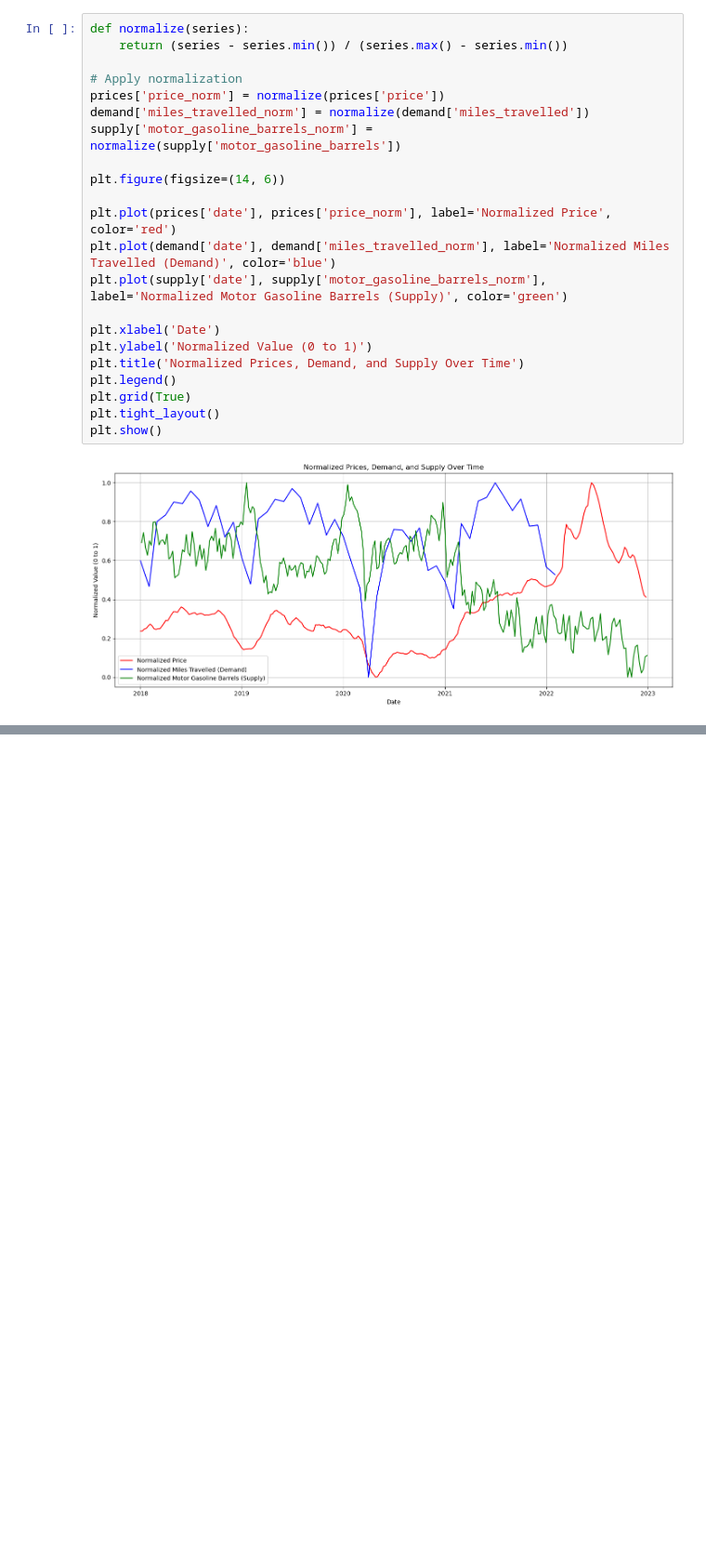
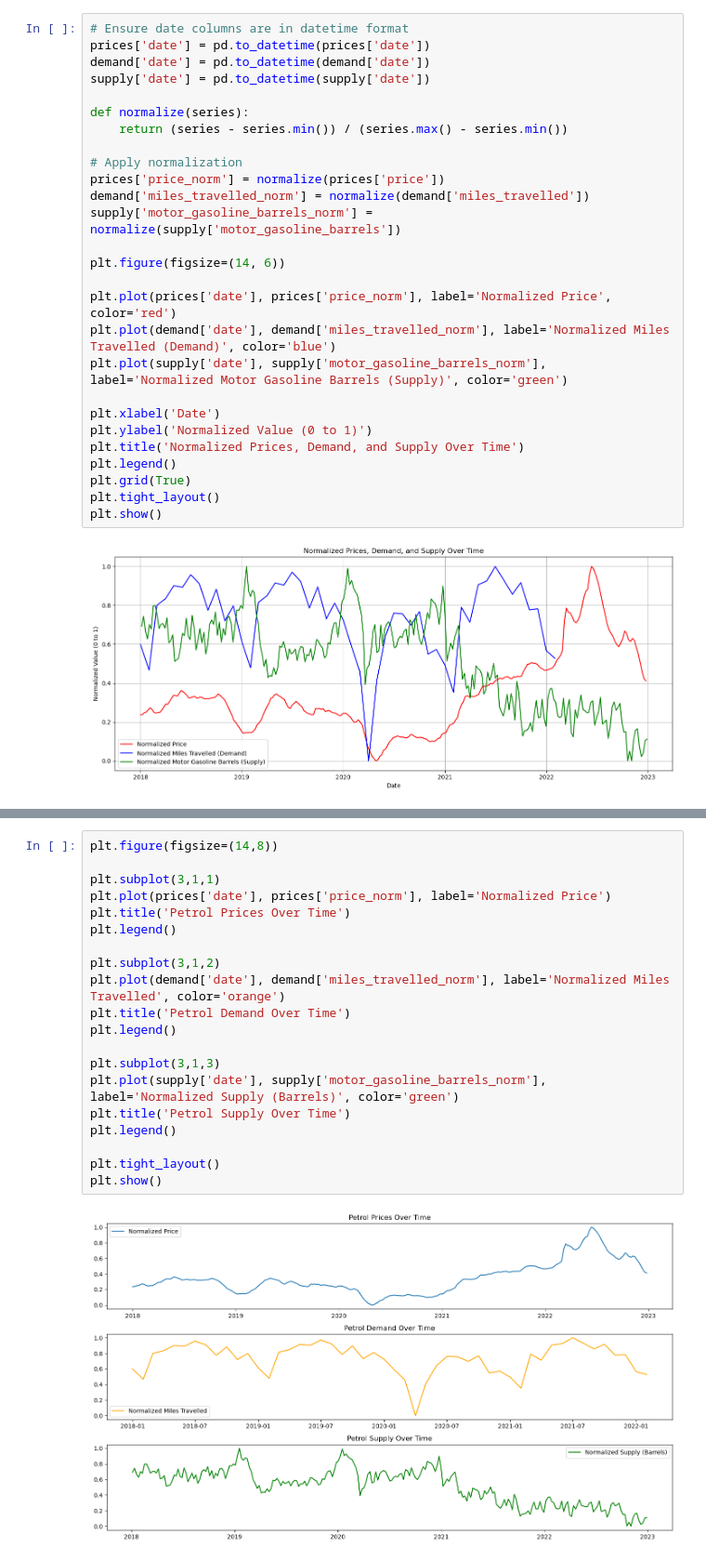
Before and after one commit to zenbean/Citadel-Women-s-Datathon-2025, a Jupyter notebook: consumer.ipynb, the cells around one changed output, grey strips where cells are left out. Shown at 93% size. Cells and saved outputs as stored; diff of their text form; blank space fills up the shorter version.

```diff
--- a/consumer.ipynb
+++ b/consumer.ipynb
@@ -170,4 +267,9 @@ supply = supply[(supply['date'] >= start_date) & (supply['date'] <= end_date)].r
 # %%
+# Ensure date columns are in datetime format
+prices['date'] = pd.to_datetime(prices['date'])
+demand['date'] = pd.to_datetime(demand['date'])
+supply['date'] = pd.to_datetime(supply['date'])
+
 def normalize(series):
     return (series - series.min()) / (series.max() - series.min())
 
@@ -214,0 +317,22 @@ plt.show()
+# %%
+plt.figure(figsize=(14,8))
+
+plt.subplot(3,1,1)
+plt.plot(prices['date'], prices['price_norm'], label='Normalized Price')
+plt.title('Petrol Prices Over Time')
+plt.legend()
+
+plt.subplot(3,1,2)
+plt.plot(demand['date'], demand['miles_travelled_norm'], label='Normalized Miles Travelled', color='orange')
+plt.title('Petrol Demand Over Time')
+plt.legend()
+
+plt.subplot(3,1,3)
+plt.plot(supply['date'], supply['motor_gasoline_barrels_norm'], label='Normalized Supply (Barrels)', color='green')
+plt.title('Petrol Supply Over Time')
+plt.legend()
+
+plt.tight_layout()
+plt.show()
+# %% [output]
+[figure, added]
```
Also changed, not shown: parts of 32 cells of this notebook.
